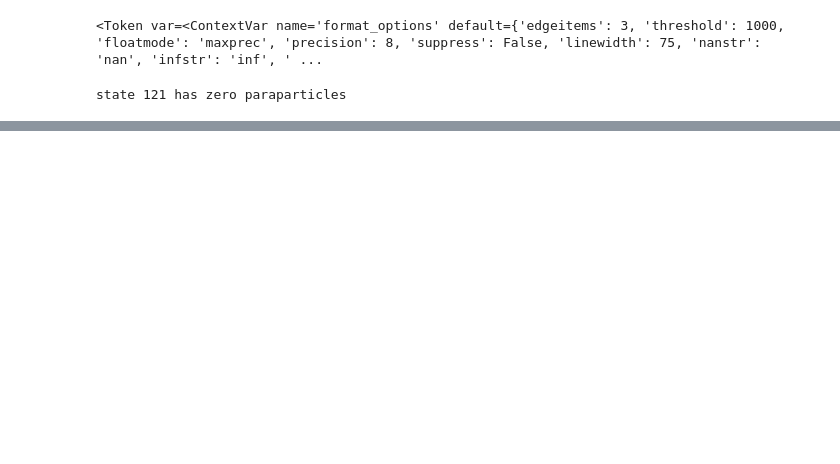
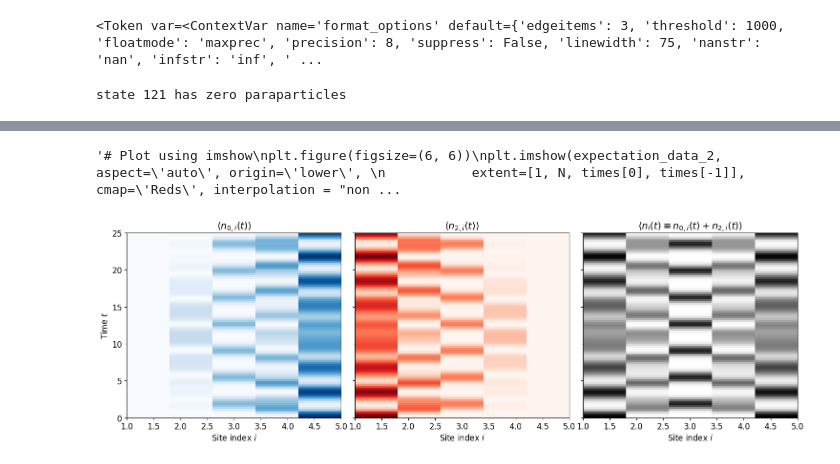
Before and after one commit to jwdesroches/synthetic_dimensions, a Jupyter notebook: potential_new_directions/preparing_two_paraparticles.ipynb, the cells around one changed output, grey strips where cells are left out. Cells and saved outputs as stored; diff of their text form; code cells hidden in the pictures; blank space fills up the shorter version.

```diff
--- a/potential_new_directions/preparing_two_paraparticles.ipynb
+++ b/potential_new_directions/preparing_two_paraparticles.ipynb
@@ -154,0 +164,10 @@ plt.show()
+# %%
+def construct_single_site_number_operator(N, M, site_index, synth_level, states):
+    dim = M**N
+    number_operator_matrix = np.zeros((dim, dim), dtype=np.complex128)
+
+    for k in range(dim):
+        if states[k][site_index] == synth_level:
+            number_operator_matrix[k,k] = 1
+
+    return number_operator_matrix
@@ -154,0 +209,60 @@ plt.show()
+# %%
+# now, what changes if we look at synthetic site occupancy for two paraparticles?
+
+times = np.linspace(0, 25, 100)
+# Precompute site number operators
+site_ops = [construct_single_site_number_operator(N, M = 3, site_index = i, synth_level = 2, states = states)  for i in range(N)]
+
+# two paraparticle state
+
+two_paraparticle_state = build_paraparticle_operator(N, site_index = 1, alpha = 1, sign = "+") @ build_paraparticle_operator(N, site_index = N, alpha = 2, sign = "+") @ paraparticle_vacuum
+
+hamiltonians = [H for _ in times]
+_, time_evolved_wavefunctions, *_ = simulate_hamiltonian_time_evolution(
+    hamiltonians, times, initial_state=two_paraparticle_state
+)
+
+# Compute expectation values
+expectation_data_2 = np.zeros((len(times), N))  # rows: time, cols: sites
+
+for t_idx, psi in enumerate(time_evolved_wavefunctions):
+    for site_idx, op in enumerate(site_ops):
+        expectation_data_2[t_idx, site_idx] = np.real(psi.conj().T @ op @ psi)
+
+"""# Plot using imshow
+plt.figure(figsize=(6, 6))
+plt.imshow(expectation_data_2, aspect='auto', origin='lower',
+           extent=[1, N, times[0], times[-1]], cmap='Reds', interpolation = "none")
+
+plt.colorbar(label=r'$\langle n_{2,i} \rangle$')
+plt.xlabel('Site index $i$')
+plt.ylabel('Time $t$')
+plt.title(r'$\langle n_{2,i}(t) \rangle$ heatmap')
+plt.show()"""
+# %% [output]
+'# Plot using imshow\nplt.figure(figsize=(6, 6))\nplt.imshow(expectation_data_2, aspect=\'auto\', origin=\'lower\', \n           extent=[1, N, times[0], times[-1]], cmap=\'Reds\', interpolation = "non ...
+# %%
+fig, (ax1, ax2, ax3) = plt.subplots(figsize=(15, 5), ncols=3, sharey=True)
+
+im1 = ax1.imshow(expectation_data_0, aspect='auto', origin='lower',
+                 extent=[1, N, times[0], times[-1]], cmap='Blues', interpolation="none")
+ax1.set_xlabel('Site index $i$')
+ax1.set_ylabel('Time $t$')
+ax1.set_title(r'$\langle n_{0,i}(t) \rangle$')
+
+
+
+im2 = ax2.imshow(expectation_data_2, aspect='auto', origin='lower',
+                 extent=[1, N, times[0], times[-1]], cmap='Reds', interpolation="none")
+ax2.set_xlabel('Site index $i$')
+ax2.set_title(r'$\langle n_{2,i}(t) \rangle$')
+
+im3 = ax3.imshow(expectation_data_0 + expectation_data_2, aspect='auto', origin='lower',
+                 extent=[1, N, times[0], times[-1]], cmap='Grays', interpolation="none")
+ax3.set_xlabel('Site index $i$')
+ax3.set_title(r'$\langle n_{i}(t) \equiv n_{0,i}(t) + n_{2,i}(t) \rangle$')
+
+plt.tight_layout()
+plt.show()
+# %% [output]
+[figure, added]
```
Also changed, not shown: parts of 19 cells of this notebook, 1 other file.
